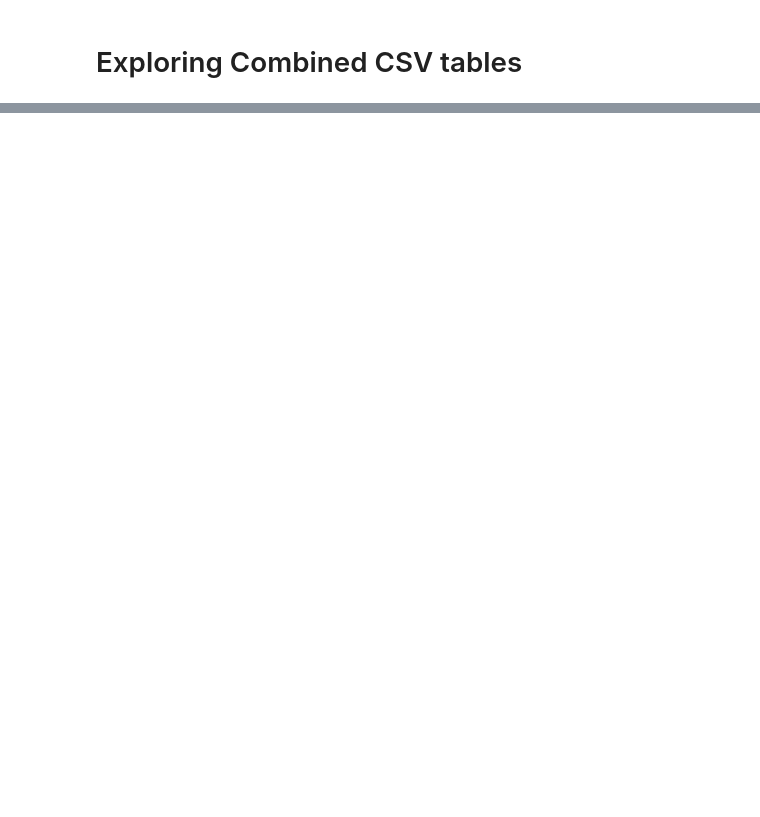
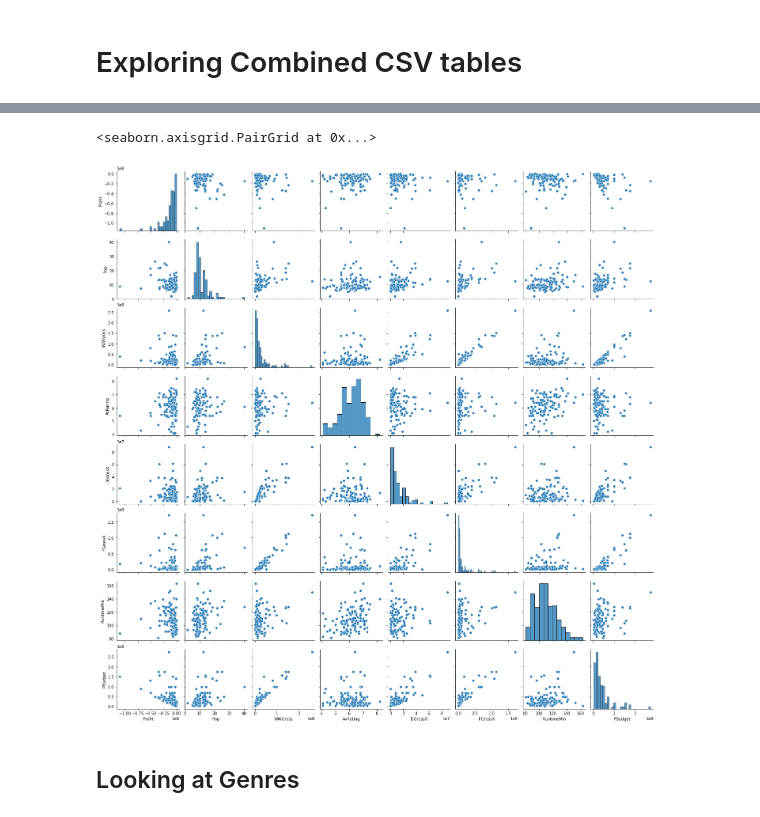
Before and after one commit to Lou-Hines/Movie_Production_Recommendations, a Jupyter notebook: Jamie/JupyterNotebookJamie.ipynb, the cells around one changed output, grey strips where cells are left out. Drawn from its saved outputs; the diff is of its cells as text; code cells hidden in the pictures; blank space fills up the shorter version.

```diff
--- a/Jamie/JupyterNotebookJamie.ipynb
+++ b/Jamie/JupyterNotebookJamie.ipynb
@@ -542,0 +601,3 @@ def genre_ids_to_genres()
+# %%
+negprofit = dfexplode[dfexplode['Profit'] < 0]
+negprofit.head()
@@ -542,0 +611,10 @@ def genre_ids_to_genres()
+# %%
+negprofitexplore = negprofit[['Profit','Pop','WWGross','AvRating', 'Genres',
+                                'DGrossX','FGrossX','RuntimeMin','Studio','PBudget']]
+# %%
+sns.pairplot(negprofitexplore)
+# %% [output]
+<seaborn.axisgrid.PairGrid at 0x...>
+[figure, added]
+# %% [markdown]
+## Looking at Genres
```
Also changed, not shown: parts of 98 cells of this notebook.
